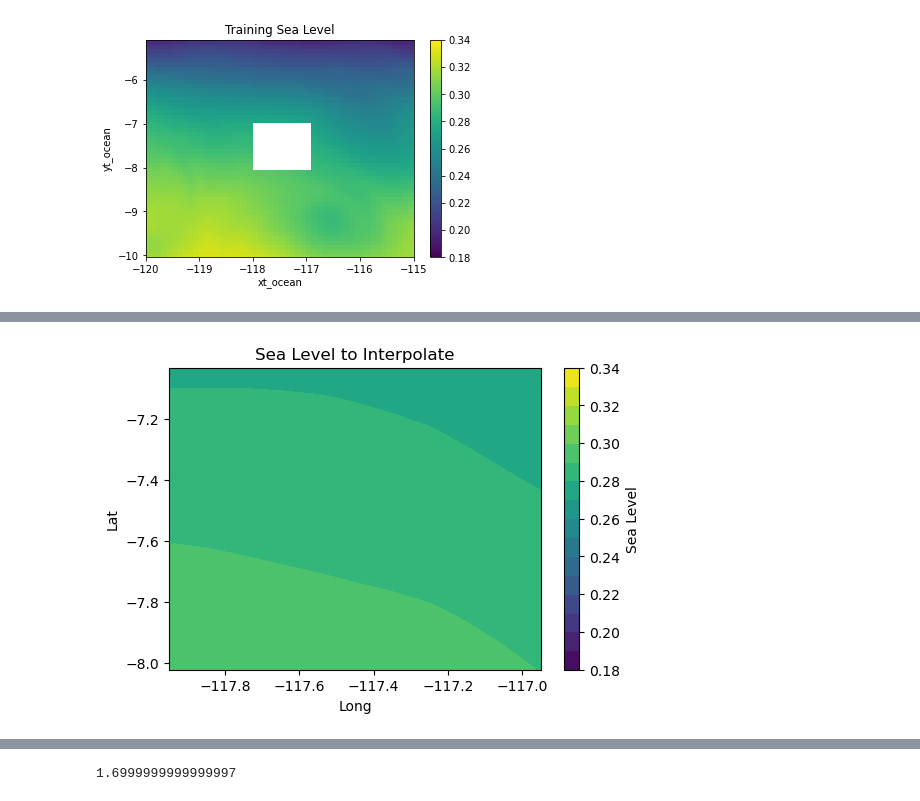
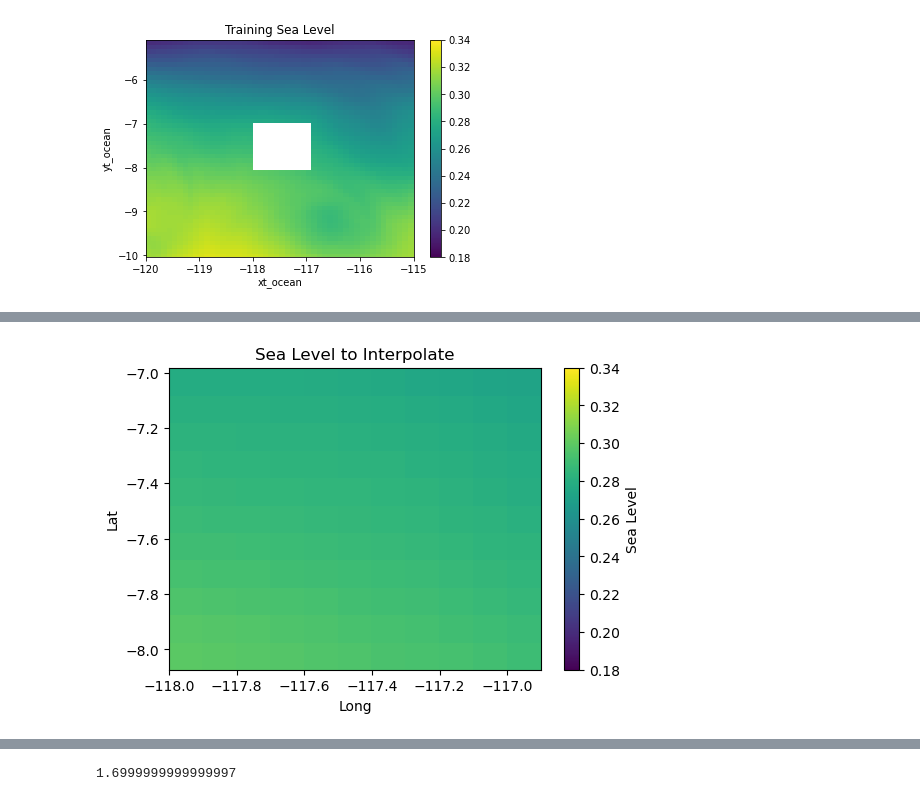
Before and after one commit to rohanlopez7/BML_GP_Project, a Jupyter notebook: Nicole/spatial-rbf.ipynb, the cells around one changed output, grey strips where cells are left out. Drawn from its saved outputs; the diff is of its cells as text; code cells hidden in the pictures.

```diff
--- a/Nicole/spatial-rbf.ipynb
+++ b/Nicole/spatial-rbf.ipynb
@@ -20,7 +21,10 @@ sea_level_picontrol = xr.open_zarr('/scratch/aeb783/data/project/sea_level_picon
 pacific = sea_level_picontrol[dict(time=2000)].sel(xt_ocean=slice(-120,-115), yt_ocean=slice(-10,-5.1))
 # %%
 # Plot sea level of selected area
-pacific['sea_level'].plot(vmin = 0.18, vmax = 0.34)
+vmin=0.18
+vmax=0.34
+
+pacific['sea_level'].plot(vmin=vmin, vmax=vmax)
 plt.title("True Sea Level")
 # %% [output]
 Text(0.5, 1.0, 'True Sea Level')
@@ -110,15 +115,15 @@ plt.show()
 # %%
 # Plot Interpolation Chunk
 plotting_X_1, plotting_X_2 = np.meshgrid(plot_chunk_x[:,1].unique(),plot_chunk_x[:,0].unique())
 
 plt.figure(dpi=100)
-plt.contourf(plotting_X_1, plotting_X_2,
-             plot_chunk_y.reshape(plotting_X_2.shape), levels, vmin=0.18, vmax=0.34)
+plt.pcolormesh(plotting_X_1, plotting_X_2,
+             plot_chunk_y.reshape(plotting_X_2.shape), vmin=vmin, vmax=vmax, shading='auto')
 plt.title("Sea Level to Interpolate")
 plt.xlabel("Long")
 plt.ylabel("Lat")
 cbar = plt.colorbar()
 cbar.ax.set_ylabel('Sea Level')
 plt.show()
 # %% [output]
-[figure, old version]
+[figure, new version]
```
Also changed, not shown: parts of 11 cells of this notebook.
